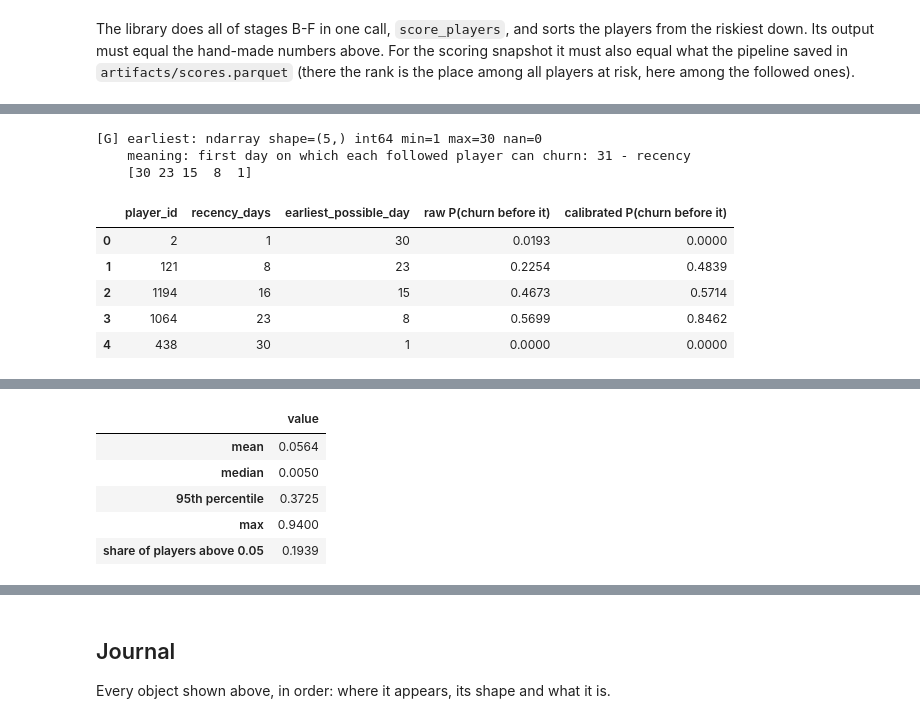
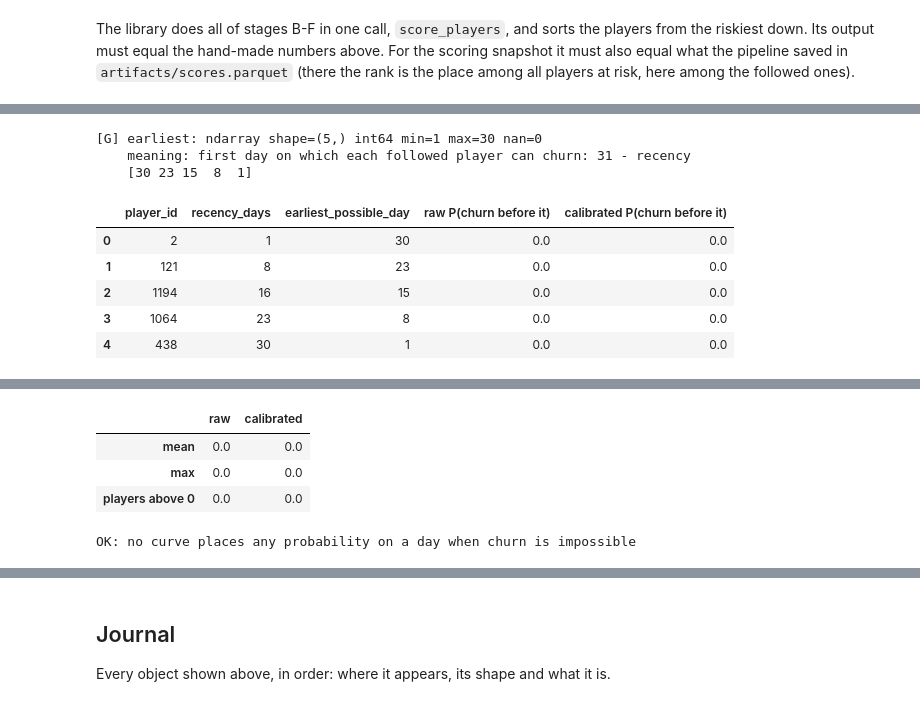
Before and after one commit to timofeytkachenko/casino_churn_prediction, a Jupyter notebook: predict_debug.ipynb, the cells around one changed output, grey strips where cells are left out. Cells and saved outputs as stored; diff of their text form; code cells hidden in the pictures.

```diff
--- a/predict_debug.ipynb
+++ b/predict_debug.ipynb
@@ -184,19 +187,22 @@ def load_model(name: str) -> SurvivalModel:
 
 
 def load_calibrator(name: str) -> ev.IsotonicSurvivalCalibrator:
-    """Load the calibrator fitted for the evaluation model ``name``."""
+    """Load the calibrator saved as ``calibrator_<name>.json``."""
     data = json.loads((MODELS_DIR / f"calibrator_{name}.json").read_text())
     return ev.IsotonicSurvivalCalibrator.from_dict(data)
 
 
-best = json.loads((ARTIFACTS_DIR / "metrics.json").read_text())["best_model"]
+metrics = json.loads((ARTIFACTS_DIR / "metrics.json").read_text())
+best, best_variant = metrics["best_model"], metrics["best_variant"]
 production = load_model("production")
-calibrators = {name: load_calibrator(name) for name in MODELS}
+# The production model, which is of the best family, comes with its own calibrator.
+calibrators = {name: load_calibrator("production" if name == best else name) for name in MODELS}
 calibrator = calibrators[best]
+scoring_calibrator = calibrator if best_variant == "calibrated" else None  # what the scores use
 cox = production if isinstance(production, CoxModel) else load_model("cox")
 aft = production if isinstance(production, AFTModel) else load_model("aft")
 print(f"production model: {type(production).__name__}, {production.num_boost_round} trees")
-print(f"calibrator: fitted for '{best}' on days {calibrator.times_[0]}..{calibrator.times_[-1]}")
+print(f"calibrator: days {calibrator.times_[0]}..{calibrator.times_[-1]}; scores: {best_variant}")
 
 players, activity = features.load_raw(DATA_DIR)
 churn_dates = features.first_churn_dates(activity, config.DATA_END)
@@ -312,8 +322,8 @@ must be declared in the same order as in training; `snapshot_features` takes tha
 from `config.CATEGORICAL_FEATURES`.
 # %%
 stage = "B"
-X = debug[FEATURES]
-peek("X", X, "feature matrix of the followed players, one row per player")
+X = debug[MODEL_COLUMNS]
+peek("X", X, "features and the delay of the followed players, one row per player")
 display(X.dtypes.astype(str).rename("dtype").to_frame())
 
 codes = X[list(config.CATEGORICAL_FEATURES)].apply(lambda column: column.cat.codes)
@@ -324,4 +334,5 @@ peek("matrix.num_row()", matrix.num_row(), "players in the DMatrix")
 peek("matrix.num_col()", matrix.num_col(), "features in the DMatrix")
 peek("matrix.feature_types", matrix.feature_types, "type flag per feature, 'c' = categorical")
 assert matrix.feature_names == production.feature_names_
+assert config.DELAY_COLUMN not in matrix.feature_names
 # %% [output]
@@ -731,10 +767,11 @@ from the riskiest down. Its output must equal the hand-made numbers above. For t
 scoring snapshot it must also equal what the pipeline saved in `artifacts/scores.parquet`
 (there the rank is the place among all players at risk, here among the followed ones).
 # %%
-scores, curves = score_players(production, calibrator, debug)
+scores, curves = score_players(production, scoring_calibrator, debug)
 library = scores.set_index("player_id").loc[debug["player_id"]]
 for h, values in churn_prob.items():
     assert np.allclose(library[f"churn_prob_{h}d"], values)
+assert np.allclose(library[f"raw_churn_prob_{HORIZON}d"], raw_churn_prob)
 assert np.allclose(library["rul_days"], rul)
 assert np.allclose(library["risk_score"], risk_score)
 assert (library["risk_segment"].to_numpy() == segment).all()
@@ -798,29 +835,33 @@ check = pd.DataFrame(
 )
 display(check)
 
-X_all = frame[FEATURES]
-surv_all = calibrator.transform(production.predict_survival(X_all, TIMES), TIMES)
-peek(
-    "surv_all", surv_all, "calibrated curves of every player at risk on the snapshot", on_grid=True
+X_all = frame[MODEL_COLUMNS]
+raw_all = production.predict_survival(X_all, TIMES)
+surv_all = calibrator.transform(raw_all, TIMES)
+peek("raw_all", raw_all, "raw curves of every player at risk on the snapshot", on_grid=True)
+peek("surv_all", surv_all, "the same curves after calibration", on_grid=True)
+earliest_all = (config.INACTIVITY_DAYS + 1 - X_all["recency_days"]).to_numpy()
+mass_all = {
+    "raw": impossible_mass(raw_all, earliest_all),
+    "calibrated": impossible_mass(surv_all, earliest_all),
+}
+summary = pd.DataFrame(
+    {
+        name: {"mean": mass.mean(), "max": mass.max(), "players above 0": int((mass > 0).sum())}
+        for name, mass in mass_all.items()
+    }
 )
-earliest_all = (config.INACTIVITY_DAYS + 1 - X_all["recency_days"]).to_numpy()
-mass_all = impossible_mass(surv_all, earliest_all)
-summary = {
-    "mean": mass_all.mean(),
-    "median": np.median(mass_all),
-    "95th percentile": np.percentile(mass_all, 95),
-    "max": mass_all.max(),
-    "share of players above 0.05": (mass_all > 0.05).mean(),
-}
-print(f"\nCalibrated probability placed on impossible days, {len(mass_all):,} players at risk:")
-display(pd.Series(summary, name="value").to_frame())
+print(f"\nProbability placed on impossible days, {len(frame):,} players at risk:")
+display(summary)
+assert all((mass == 0).all() for mass in mass_all.values())
+print("OK: no curve places any probability on a day when churn is impossible")
 # %% [output]
 [G] earliest: ndarray shape=(5,) int64 min=1 max=30 nan=0
     meaning: first day on which each followed player can churn: 31 - recency
     [30 23 15  8  1]
 |  | player_id | recency_days | earliest_possible_day | raw P(churn before it) | calibrated P(churn before it) |
-| 0 | 2 | 1 | 30 | 0.0193 | 0.0000 |
-| 1 | 121 | 8 | 23 | 0.2254 | 0.4839 |
-| 2 | 1194 | 16 | 15 | 0.4673 | 0.5714 |
-| 3 | 1064 | 23 | 8 | 0.5699 | 0.8462 |
-| 4 | 438 | 30 | 1 | 0.0000 | 0.0000 |
+| 0 | 2 | 1 | 30 | 0.0 | 0.0 |
+| 1 | 121 | 8 | 23 | 0.0 | 0.0 |
+| 2 | 1194 | 16 | 15 | 0.0 | 0.0 |
+| 3 | 1064 | 23 | 8 | 0.0 | 0.0 |
+| 4 | 438 | 30 | 1 | 0.0 | 0.0 |
@@ -837,7 +886,6 @@ Calibrated probability placed on impossible days, 4,328 players at risk:
-|  | value |
-| mean | 0.0564 |
-| median | 0.0050 |
-| 95th percentile | 0.3725 |
-| max | 0.9400 |
-| share of players above 0.05 | 0.1939 |
+|  | raw | calibrated |
+| mean | 0.0 | 0.0 |
+| max | 0.0 | 0.0 |
+| players above 0 | 0.0 | 0.0 |
+OK: no curve places any probability on a day when churn is impossible
 # %%
```
Also changed, not shown: parts of 24 cells of this notebook, 16 other files.
